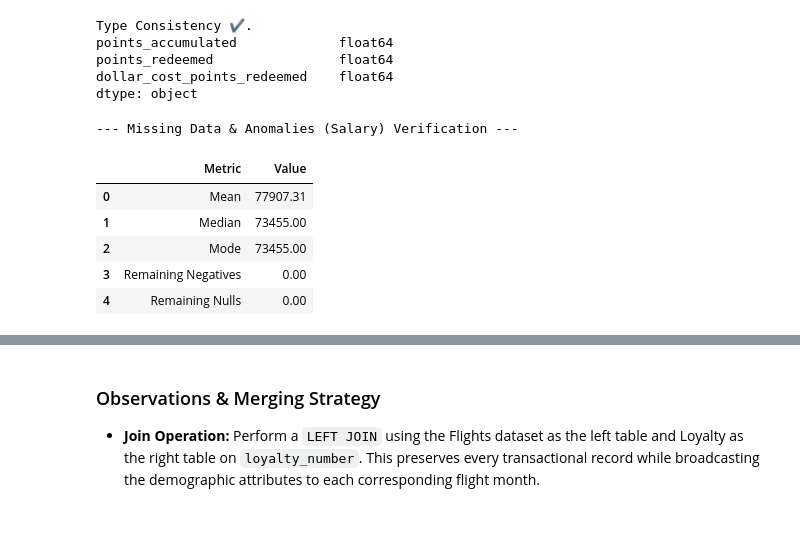
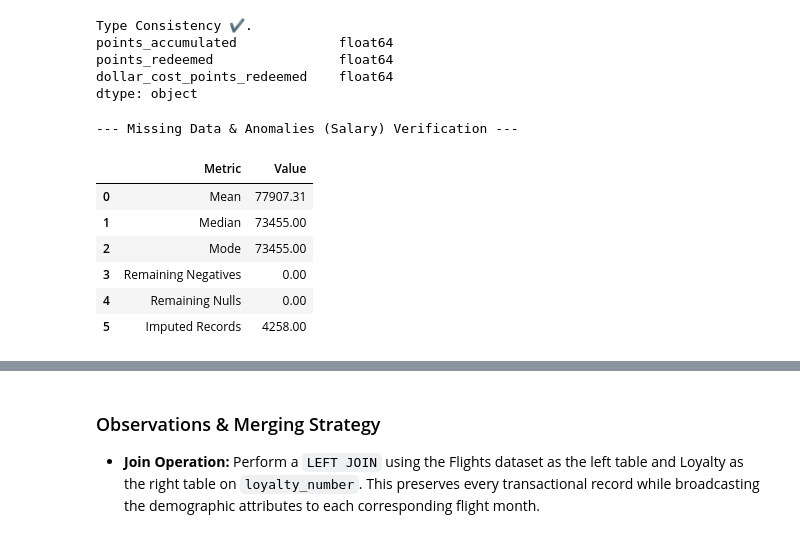
Before and after one commit to Adalab/bda-modulo-3-evaluacion-final-nataliapozoaraque-hash, a Jupyter notebook: flight_loyalty.analysis.ipynb, the cells around one changed output, grey strips where cells are left out. Drawn from its saved outputs; the diff is of its cells as text; code cells hidden in the pictures.

```diff
--- a/flight_loyalty.analysis.ipynb
+++ b/flight_loyalty.analysis.ipynb
@@ -279,35 +278,40 @@ dtype: object
 
 # Neutralize negatives in salary
 df_loyalty.loc[df_loyalty['salary'] < 0, 'salary'] = np.nan
 
+# Create a boolean flag BEFORE imputation to track which salaries were originally null.
+salary_idx = df_loyalty.columns.get_loc('salary')
+df_loyalty.insert(salary_idx + 1, 'is_salary_imputed', df_loyalty['salary'].isnull()) # Insert it exactly after the 'salary' column so they stay logically grouped together.
+
 # Grouped Imputation Logic: filling nulls based on Education and Loyalty Card segments
 df_loyalty['salary'] = df_loyalty.groupby(['education', 'loyalty_card'])['salary'].transform(
-    lambda x: x.fillna(x.median()) # This approach preserves the natural variance of the data.
-)
+    lambda x: x.fillna(x.median())) # This approach preserves the natural variance of the data for general analysis.
 
 # Final safety fallback
 if df_loyalty['salary'].isnull().any():
     df_loyalty['salary'] = df_loyalty['salary'].fillna(df_loyalty['salary'].median())
 
 # Verification Audit Table
 print("--- Missing Data & Anomalies (Salary) Verification ---")
 imputation_audit = pd.DataFrame({
-    'Metric': ['Mean', 'Median', 'Mode', 'Remaining Negatives', 'Remaining Nulls'],
+    'Metric': ['Mean', 'Median', 'Mode', 'Remaining Negatives', 'Remaining Nulls', 'Imputed Records'],
     'Value': [
         df_loyalty['salary'].mean(),
         df_loyalty['salary'].median(),
         df_loyalty['salary'].mode()[0],
         len(df_loyalty[df_loyalty['salary'] < 0]),
-        df_loyalty['salary'].isnull().sum()
+        df_loyalty['salary'].isnull().sum(),
+        df_loyalty['is_salary_imputed'].sum()
     ]
 }).round(2)
 display(imputation_audit)
 # %% [output]
 --- Missing Data & Anomalies (Salary) Verification ---
 |  | Metric | Value |
 | 0 | Mean | 77907.31 |
 | 1 | Median | 73455.00 |
 | 2 | Mode | 73455.00 |
 | 3 | Remaining Negatives | 0.00 |
 | 4 | Remaining Nulls | 0.00 |
+| 5 | Imputed Records | 4258.00 |
 # %% [markdown]
```
Also changed, not shown: parts of 19 cells of this notebook, 1 other file.
